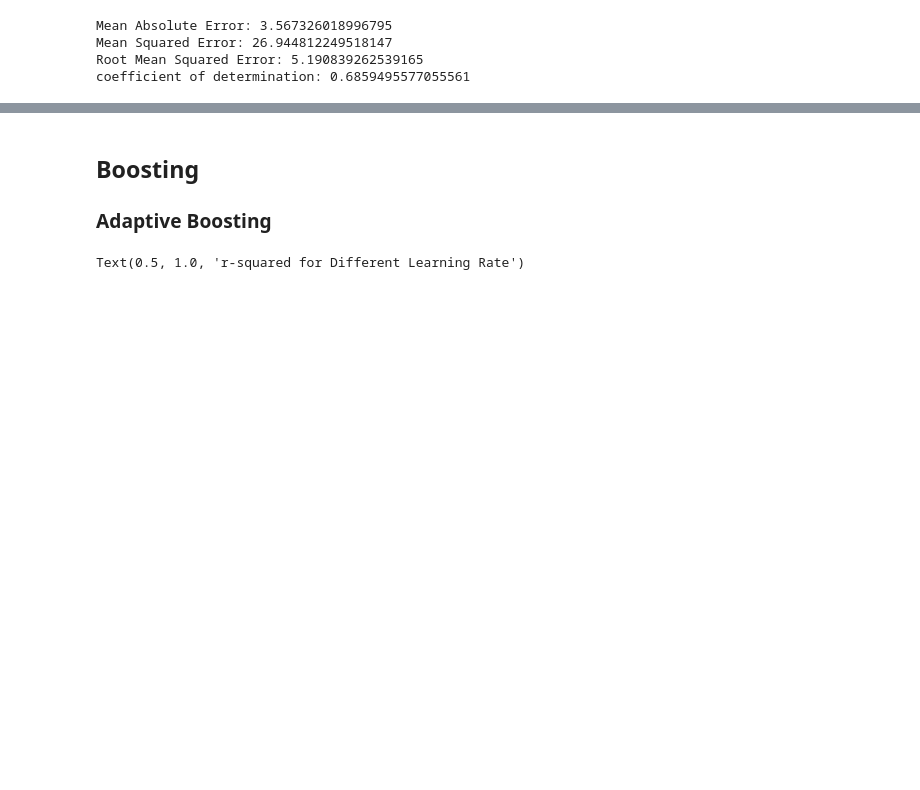
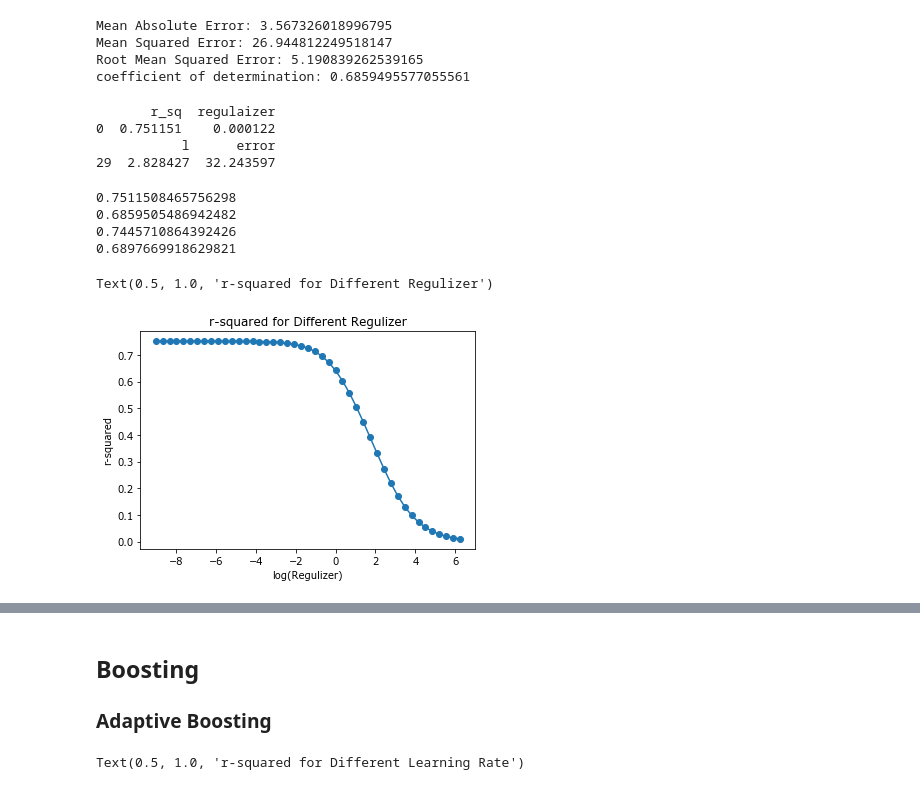
Before and after one commit to kathyxiong/stat_learning_case_study, a Jupyter notebook: freyder_housing_regression_boosting.ipynb, the cells around one changed output, grey strips where cells are left out. Saved outputs shown, nothing was run; the diff lists cells and outputs as text; code cells hidden in the pictures; blank space fills up the shorter version.

```diff
--- a/freyder_housing_regression_boosting.ipynb
+++ b/freyder_housing_regression_boosting.ipynb
@@ -56,0 +78,62 @@ coefficient of determination: 0.6859495577055561
+# %%
+#Run Ridge Regression
+score=[]
+error_df_ridge2=[]
+for li in my_range(-13,9,.5):
+    l=2**li
+    ridge = linear_model.Ridge(alpha = l)
+    ridge.fit(phi_train, y_train_ridge)
+    score_temp = ridge.score(phi_train,y_train_ridge)
+    score.append([score_temp, l])
+    ridge_coef = ridge.coef_
+    wl = ridge_coef.transpose()
+    wtll = wl
+    w0ll = 0
+    for j in range(0,len(z)):
+        wtll[j]= wtll[j]/z.array[j]
+        w0ll=w0ll + wl[j]*phi_means.array[j]
+    w0ll = (y_means - w0ll)
+    error = (1/len(X_test))*(np.linalg.norm(y_test - w0ll - X_test.dot(wtll),2))**2
+    error_df_ridge2.append([l,error])
+
+#Find parametes for best fit
+score_ridge = pd.DataFrame(score)
+score_ridge.columns = ['r_sq', 'regulaizer']
+max_ridge = score_ridge['r_sq'].max()
+best_fit = score_ridge.loc[score_ridge['r_sq'] == max_ridge]
+print(best_fit)
+
+error_df_ridge_df = pd.DataFrame(error_df_ridge2)
+error_df_ridge_df.columns = ['l', 'error']
+min_error = error_df_ridge_df['error'].min()
+least_error = error_df_ridge_df.loc[error_df_ridge_df['error'] == min_error]
+print(least_error)
+# %% [output]
+       r_sq  regulaizer
+0  0.751151    0.000122
+           l      error
+29  2.828427  32.243597
+# %%
+ridge_best = linear_model.Ridge(alpha = .000122)
+ridge_best.fit(X_train, y_train)
+print(ridge_best.score(X_train,y_train))
+print(ridge_best.score(X_test,y_test))
+
+ridge_min = linear_model.Ridge(alpha = 2.828427)
+ridge_min.fit(X_train, y_train)
+print(ridge_min.score(X_train,y_train))
+print(ridge_min.score(X_test,y_test))
+# %% [output]
+0.7511508465756298
+0.6859505486942482
+0.7445710864392426
+0.6897669918629821
+# %%
+plt.plot(np.log(score_ridge.iloc[:,1]), score_ridge.iloc[:,0], marker='o')
+# plt.plot(score_ridge.iloc[:,1], score_ridge.iloc[:,0], marker='o')
+plt.xlabel("log(Regulizer)")
+plt.ylabel("r-squared")
+plt.title("r-squared for Different Regulizer")
+# %% [output]
+Text(0.5, 1.0, 'r-squared for Different Regulizer')
+[figure, added]
```
Also changed, not shown: parts of 7 cells of this notebook.
